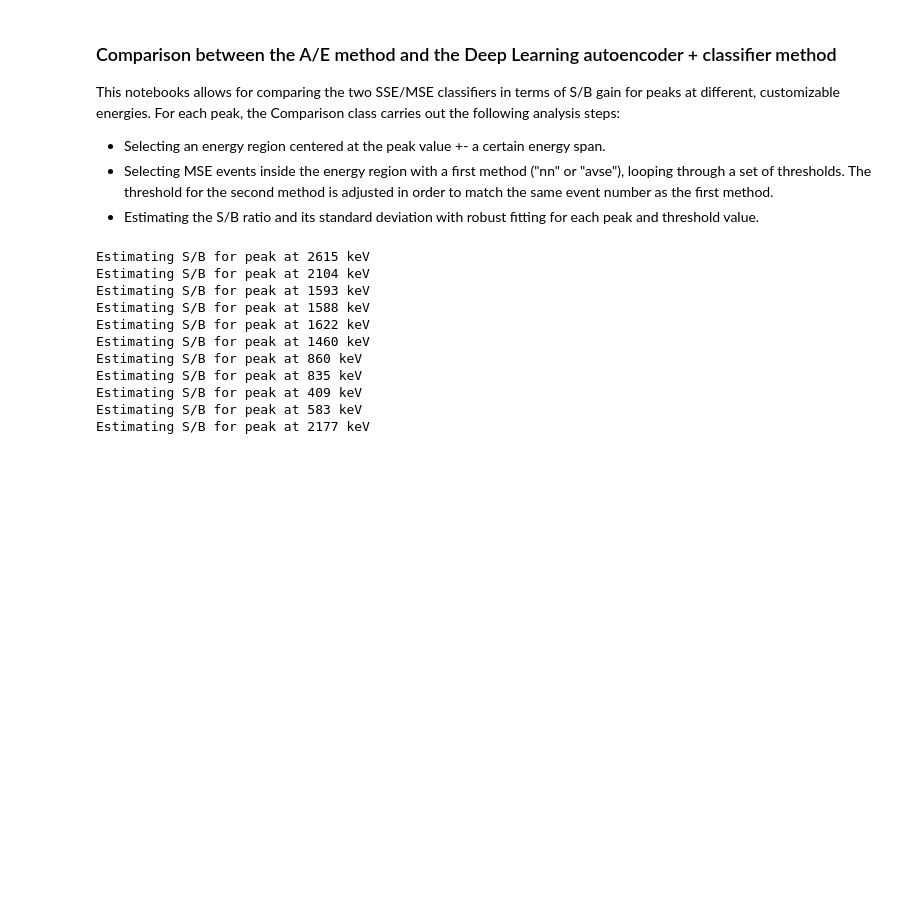
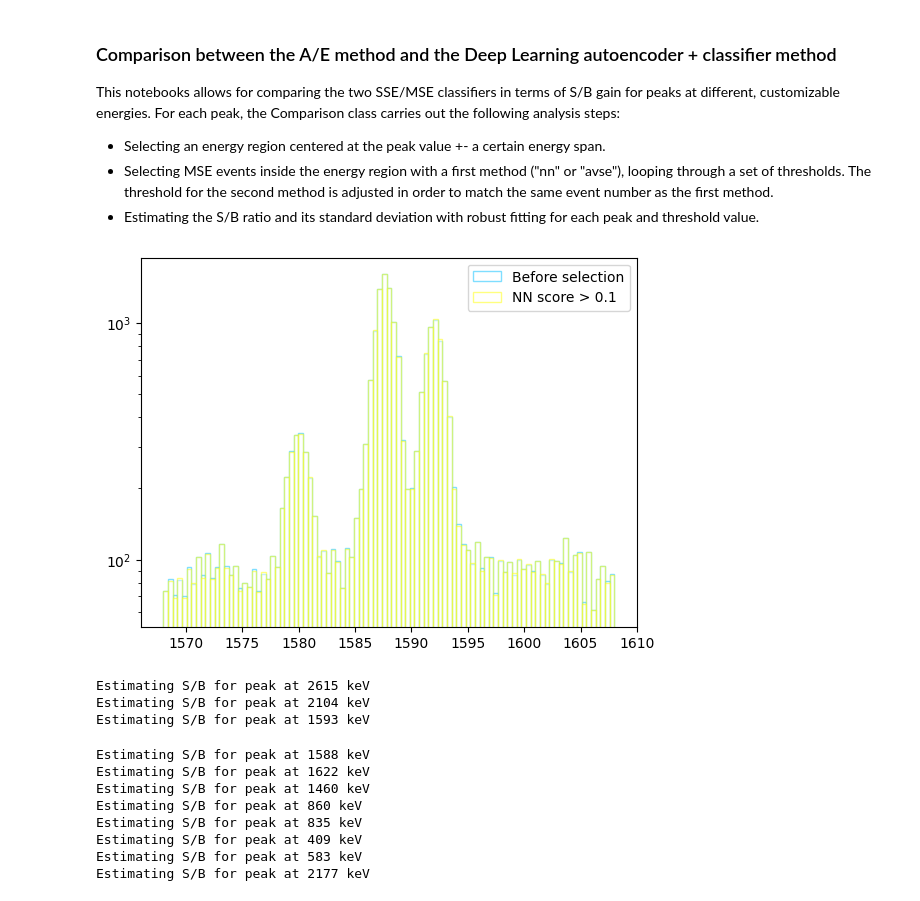
Before and after one commit to giachero/BEGepro, a Jupyter notebook: notebooks/sb_comparison_analysis.ipynb, the cells around one changed output. Drawn from its saved outputs; the diff is of its cells as text; code cells hidden in the pictures; blank space fills up the shorter version.

```diff
--- a/notebooks/sb_comparison_analysis.ipynb
+++ b/notebooks/sb_comparison_analysis.ipynb
@@ -35,3 +26,25 @@ ratio = np.concatenate([ratio, ratio_2])
+# %%
+preds = np.load("../../preds_ratios/preds_Th232.npy")[:,0]
+ratio = np.load("../../preds_ratios/ratios_Th232.npy")
+
+energies = np.concatenate([energies, energies_2])
+test_mask = np.load("../../dataset/Th232_splitting_map/test.npy")
+energies = energies[test_mask.astype(int)]
+# %%
+scoresel = 0.1
+predictions_nn = preds > scoresel
+enmask = np.logical_and(energies > 1568, energies < 1608)
+avse_threshold = compute_threshold(ratio[enmask], predictions_nn[enmask].sum(), "avse", stress_limit = 100000)
+nbins = 97
+# plt.hist(energies, range = [1568, 1608], bins = nbins, ec = "red", facecolor="white")[-1]
+plt.hist(energies[predictions_nn], range = [1568, 1608], bins = nbins, ec = "deepskyblue", facecolor="white", alpha = 0.5)[-1]
+plt.hist(energies[ratio < avse_threshold], range = [1568, 1608], bins = nbins, ec = "yellow", facecolor="white", alpha = 0.5)[-1]
+# plt.hist(energies[predictions_nn], range = [468, 488], bins = nbins, ec = "deepskyblue", facecolor="white")[-1]
+
+plt.legend(["Before selection", f"NN score > {scoresel}", f"A/E cut < {avse_threshold}"])
+plt.yscale("log")
+# %% [output]
+[figure, added]
 # %%
 comparison = Comparison(energies, ratio, preds)
 M_ELECTRON = 511
@@ -39,16 +52,16 @@ cs = np.linspace(0.015, 0.025, 30)
 peaks = [2615, 2615 - 1*M_ELECTRON, 2615 - 2*M_ELECTRON, 1588, 1622, 1460, 860, 835, 409, 583, 2177]
 # %%
-sb_nn, std_sb_nn, sb_avse, std_sb_avse = comparison.compare(peaks, cs, benchmark = "avse")
+sb_nn, std_sb_nn, sb_avse, std_sb_avse, avse_thresholds = comparison.compare(peaks, cs, benchmark = "nn", width=  20, nbins = 97)
 # %% [output]
 Estimating S/B for peak at 2615 keV
 Estimating S/B for peak at 2104 keV
 Estimating S/B for peak at 1593 keV
-Estimating S/B for peak at 1588 keV
-Estimating S/B for peak at 1622 keV
-Estimating S/B for peak at 1460 keV
-Estimating S/B for peak at 860 keV
-Estimating S/B for peak at 835 keV
-Estimating S/B for peak at 409 keV
-Estimating S/B for peak at 583 keV
-Estimating S/B for peak at 2177 keV
+Estimating S/B for peak at 1588 keV
+Estimating S/B for peak at 1622 keV
+Estimating S/B for peak at 1460 keV
+Estimating S/B for peak at 860 keV
+Estimating S/B for peak at 835 keV
+Estimating S/B for peak at 409 keV
+Estimating S/B for peak at 583 keV
+Estimating S/B for peak at 2177 keV
 # %%
```
Also changed, not shown: parts of 9 cells of this notebook, 8 other files.
